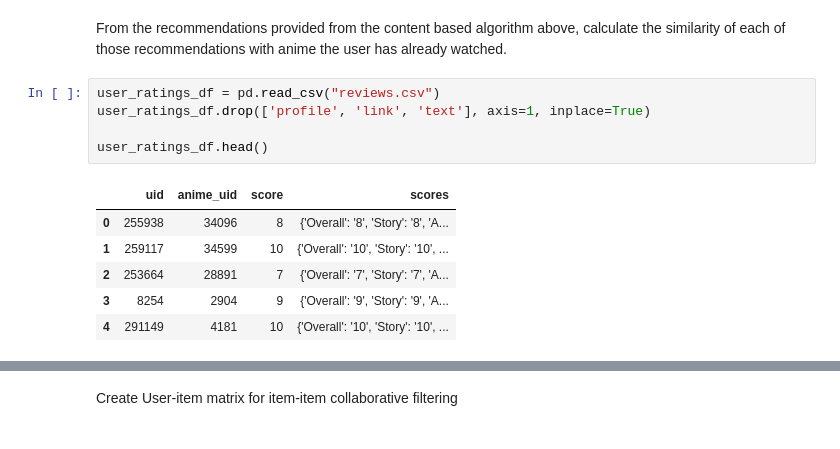
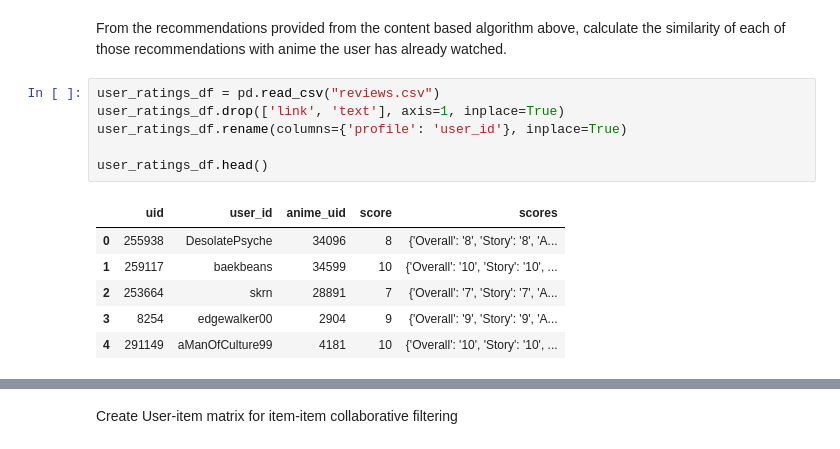
Before and after one commit to Haaris-Syed/AnimeRecommender, a Jupyter notebook: AnimeDataset-Preprocessing.ipynb, the cells around one changed output, grey strips where cells are left out. Cells and saved outputs as stored; diff of their text form.

```diff
--- a/AnimeDataset-Preprocessing.ipynb
+++ b/AnimeDataset-Preprocessing.ipynb
@@ -209,13 +209,14 @@ Item-item Collaborative filtering
 From the recommendations provided from the content based algorithm above, calculate the similarity of each of those recommendations with anime the user has already watched.
 # %%
 user_ratings_df = pd.read_csv("reviews.csv")
-user_ratings_df.drop(['profile', 'link', 'text'], axis=1, inplace=True)
+user_ratings_df.drop(['link', 'text'], axis=1, inplace=True)
+user_ratings_df.rename(columns={'profile': 'user_id'}, inplace=True)
 
 user_ratings_df.head()
 # %% [output]
-|  | uid | anime_uid | score | scores |
-| 0 | 255938 | 34096 | 8 | {'Overall': '8', 'Story': '8', 'A... |
-| 1 | 259117 | 34599 | 10 | {'Overall': '10', 'Story': '10', ... |
-| 2 | 253664 | 28891 | 7 | {'Overall': '7', 'Story': '7', 'A... |
-| 3 | 8254 | 2904 | 9 | {'Overall': '9', 'Story': '9', 'A... |
-| 4 | 291149 | 4181 | 10 | {'Overall': '10', 'Story': '10', ... |
+|  | uid | user_id | anime_uid | score | scores |
+| 0 | 255938 | DesolatePsyche | 34096 | 8 | {'Overall': '8', 'Story': '8', 'A... |
+| 1 | 259117 | baekbeans | 34599 | 10 | {'Overall': '10', 'Story': '10', ... |
+| 2 | 253664 | skrn | 28891 | 7 | {'Overall': '7', 'Story': '7', 'A... |
+| 3 | 8254 | edgewalker00 | 2904 | 9 | {'Overall': '9', 'Story': '9', 'A... |
+| 4 | 291149 | aManOfCulture99 | 4181 | 10 | {'Overall': '10', 'Story': '10', ... |
```
Also changed, not shown: parts of 35 cells of this notebook.
